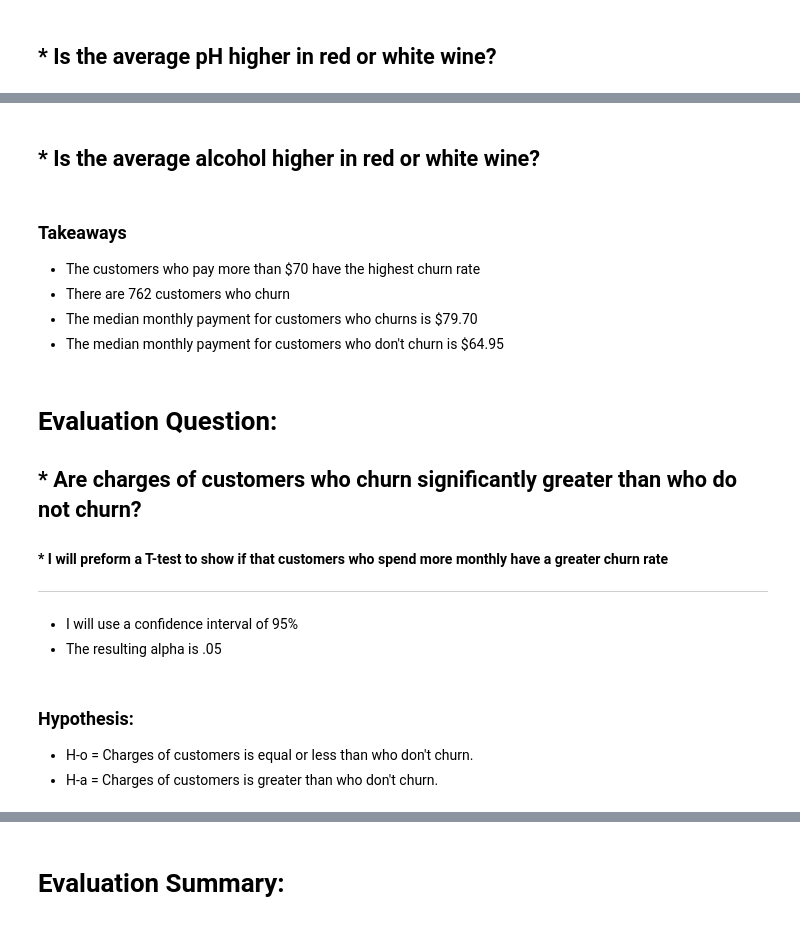
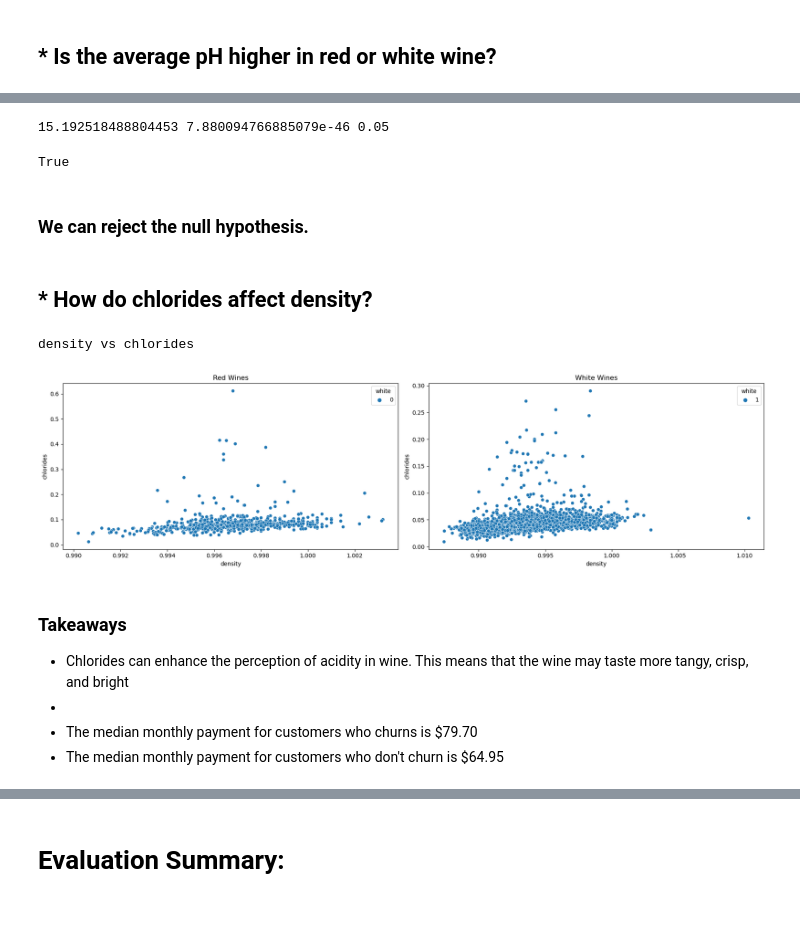
Before and after one commit to Villa-Pirovits/quality-uncorked, a Jupyter notebook: villa-work/Final_Report.ipynb, the cells around one changed output, grey strips where cells are left out. Cells and saved outputs as stored; diff of their text form; code cells hidden in the pictures.

```diff
--- a/villa-work/Final_Report.ipynb
+++ b/villa-work/Final_Report.ipynb
@@ -111,24 +154,26 @@ payment_v_churn()
+# %%
+# getting the valiues for the red wine pH levels and the average mean for the entire data
+t, p = stats.ttest_1samp(train[train['white']==0].pH, train.pH.mean())
+
+print(t, p/2, α)
+# %% [output]
+15.192518488804453 7.880094766885079e-46 0.05
+# %%
+bool((1/2 * p < α) and (t > 0))
+# %% [output]
+True
+# %% [markdown]
+### We can reject the null hypothesis.
 # %% [markdown]
-## * Is the average alcohol higher in red or white wine?
+## * How do chlorides affect density?
 # %%
-monthly_v_churn()
+print_den_v_chlo()
+# %% [output]
+density vs chlorides
+[figure, added]
 # %% [markdown]
 ### Takeaways
-* The customers who pay more than \$70 have the highest churn rate
-* There are 762 customers who churn
+* Chlorides can enhance the perception of acidity in wine. This means that the wine may taste more tangy, crisp, and bright
+*
 * The median monthly payment for customers who churns is \$79.70
 * The median monthly payment for customers who don't churn is \$64.95
-# %% [markdown]
-# Evaluation Question:
-## * Are charges of customers who churn significantly greater than who do not churn?
-
-#### *  I will preform a T-test to show if that customers who spend more monthly have a greater churn rate
-
----
-+ I will use a confidence interval of 95%
-+ The resulting alpha is .05
-# %% [markdown]
-### Hypothesis:
-
-* H-o = Charges of customers is equal or less than who don't churn.
-* H-a = Charges of customers is greater than who don't churn.
```
Also changed, not shown: parts of 38 cells of this notebook, 3 other files.
